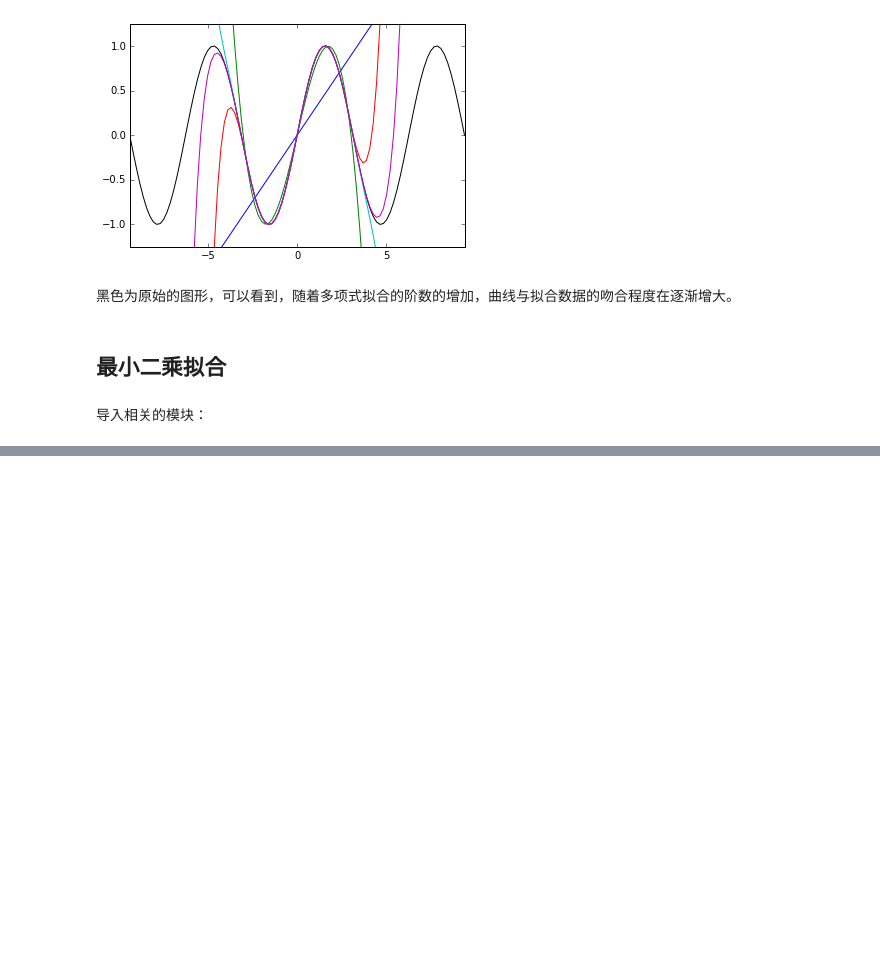
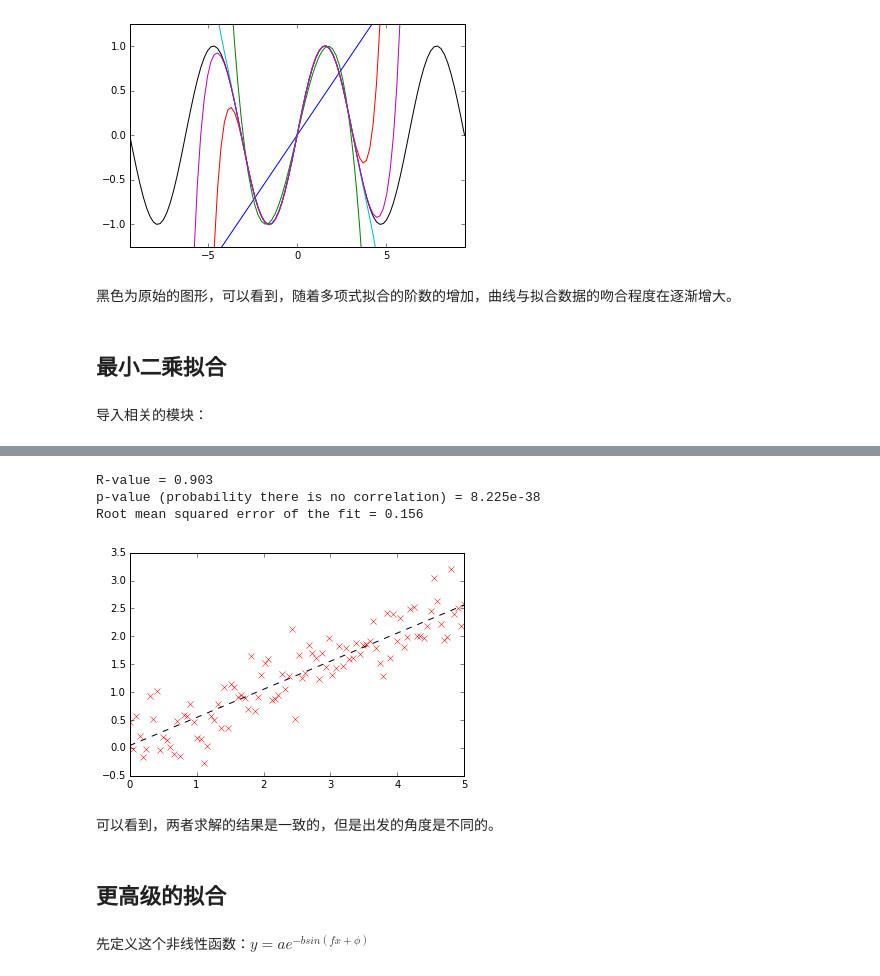
Before and after one commit to xiangliTHU/python-tutorial, a Jupyter notebook: 04. scipy/04.04 curve fitting.ipynb, the cells around one changed output, grey strips where cells are left out. Saved outputs shown, nothing was run; the diff lists cells and outputs as text; code cells hidden in the pictures; blank space fills up the shorter version.

```diff
--- a/04. scipy/04.04 curve fitting.ipynb
+++ b/04. scipy/04.04 curve fitting.ipynb
@@ -117,0 +178,15 @@ plt.plot(x,y,'x')
+# %%
+p = plt.plot(x, y, 'rx')
+p = plt.plot(x, slope * x + intercept, 'k--')
+print "R-value = {:.3f}".format(r_value)
+print "p-value (probability there is no correlation) = {:.3e}".format(p_value)
+print "Root mean squared error of the fit = {:.3f}".format(np.sqrt(stderr))
+# %% [output]
+R-value = 0.903
+p-value (probability there is no correlation) = 8.225e-38
+Root mean squared error of the fit = 0.156
+[figure, added]
+# %% [markdown]
+可以看到，两者求解的结果是一致的，但是出发的角度是不同的。
+# %% [markdown]
+## 更高级的拟合
@@ -117,0 +195,2 @@ plt.plot(x,y,'x')
+# %% [markdown]
+先定义这个非线性函数：$y = a e^{-b sin( f x + \phi)}$
```
Also changed, not shown: parts of 45 cells of this notebook, 1 other file.
